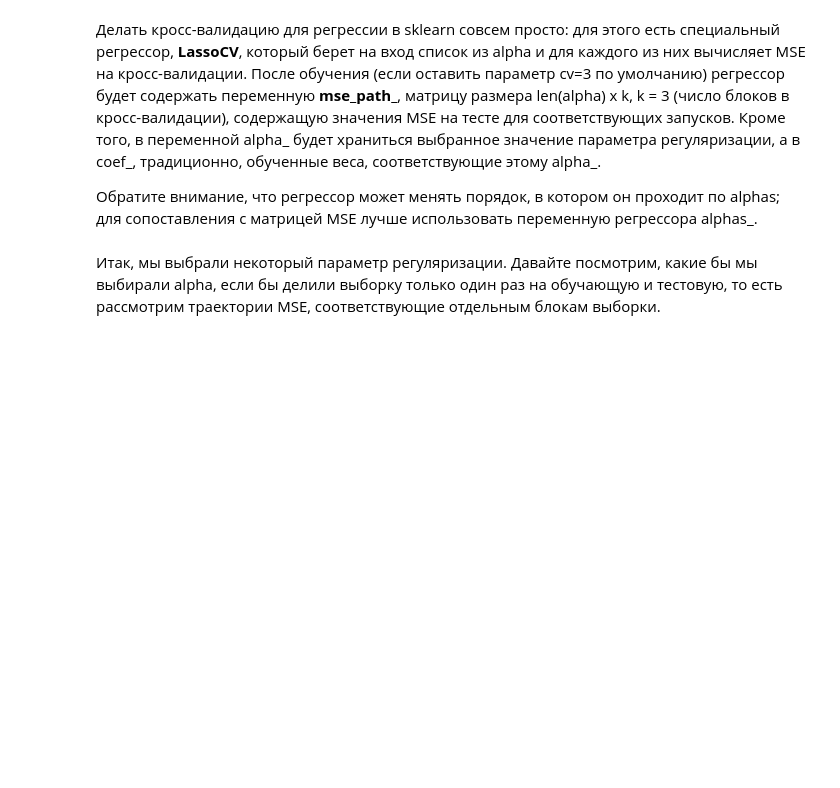
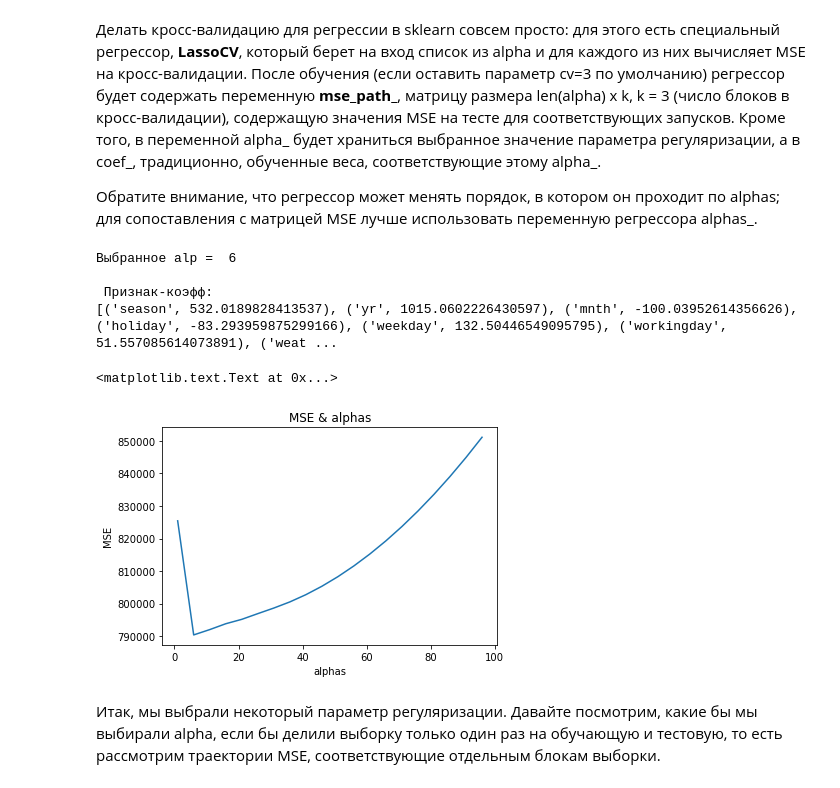
Before and after one commit to MaximMalakhov/coursera, a Jupyter notebook: Learning on marked data/Week 2/OverfittingTask.ipynb, the cells around one changed output. Cells and saved outputs as stored; diff of their text form; code cells hidden in the pictures; blank space fills up the shorter version.

```diff
--- a/Learning on marked data/Week 2/OverfittingTask.ipynb
+++ b/Learning on marked data/Week 2/OverfittingTask.ipynb
@@ -106,3 +153,6 @@ from sklearn.linear_model import LinearRegression
 # (веса хранятся в переменной coef_ класса регрессора).
 # Можно выводить пары (название признака, вес), воспользовавшись функцией zip, встроенной в язык python
 # Названия признаков хранятся в переменной df.columns
+lin_reg = LinearRegression()
+lin_reg.fit(X,y)
+print zip(df.columns,lin_reg.coef_)
@@ -125,3 +177,6 @@ from sklearn.linear_model import Lasso, Ridge
 # %%
 # Код 2.2 (0.5 балла)
 # Обучите линейную модель с L1-регуляризацией и выведите веса
+lass = Lasso()
+lass.fit(X,y)
+print zip(df.columns,lass.coef_)
@@ -128,3 +185,6 @@ from sklearn.linear_model import Lasso, Ridge
 # %%
 # Код 2.3 (0.5 балла)
 # Обучите линейную модель с L2-регуляризацией и выведите веса
+rid = Ridge()
+rid.fit(X,y)
+print zip(df.columns,rid.coef_)
@@ -142,3 +204,19 @@ coefs_ridge = np.zeros((alphas.shape[0], X.shape[1]))
 # Для каждого значения коэффициента из alphas обучите регрессор Lasso
 # и запишите веса в соответствующую строку матрицы coefs_lasso (вспомните встроенную в python функцию enumerate),
 # а затем обучите Ridge и запишите веса в coefs_ridge.
+i=0
+for alpha in alphas:
+    for coef in enumerate(lass.coef_):
+        lass=Lasso(alpha)
+        lass.fit(X, y)
+        coefs_lasso[i,coef[0]]=lass.coef_[coef[0]]
+    i+=1
+print 'Lasso\n',zip(coefs_lasso,alphas)
+i=0
+for alpha in alphas:
+    for coef in enumerate(rid.coef_):
+        rid=Ridge(alpha)
+        rid.fit(X, y)
+        coefs_ridge[i,coef[0]]=rid.coef_[coef[0]]
+    i+=1
+print 'Ridge\n',zip(coefs_ridge,alphas)
@@ -189,9 +289,27 @@ from sklearn.linear_model import LassoCV
 # %%
 # Код 3.2 (1 балл)
 # Обучите регрессор LassoCV на всех параметрах регуляризации из alpha
 # Постройте график _усредненного_ по строкам MSE в зависимости от alpha.
 # Выведите выбранное alpha, а также пары "признак-коэффициент" для обученного вектора коэффициентов
 alphas = np.arange(1, 100, 5)
+lass_cv=LassoCV(alphas=alphas)
+lass_cv.fit(X,y)
+
+print 'Выбранное alp = ',lass_cv.alpha_
+print '\n Признак-коэфф: \n', zip(df.columns,lass_cv.coef_)
+
+average = map(lambda elem: sum(elem) / 3, lass_cv.mse_path_[:])
+plt.plot(lass_cv.alphas_, average)
+plt.title('MSE & alphas')
+plt.xlabel('alphas')
+plt.ylabel('MSE')
+# %% [output]
+Выбранное alp =  6
+
+ Признак-коэфф:
+[('season', 532.0189828413537), ('yr', 1015.0602226430597), ('mnth', -100.03952614356626), ('holiday', -83.293959875299166), ('weekday', 132.50446549095795), ('workingday', 51.557085614073891), ('weat ...
+<matplotlib.text.Text at 0x...>
+[figure, added]
 # %% [markdown]
 Итак, мы выбрали некоторый параметр регуляризации. Давайте посмотрим, какие бы мы выбирали alpha, если бы делили выборку только один раз на обучающую и тестовую, то есть рассмотрим траектории MSE, соответствующие отдельным блокам выборки.
 # %%
```
Also changed, not shown: parts of 12 cells of this notebook, 4 other files.
